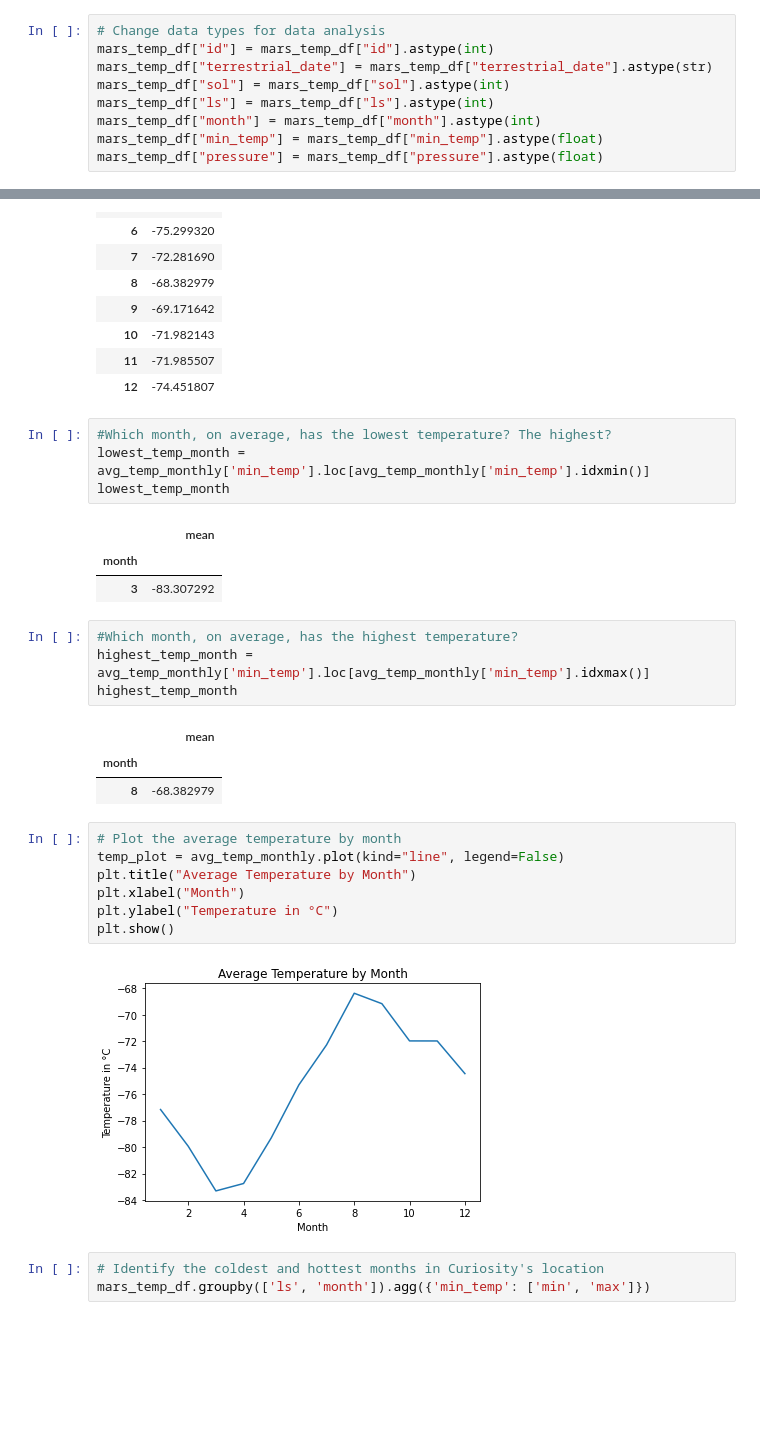
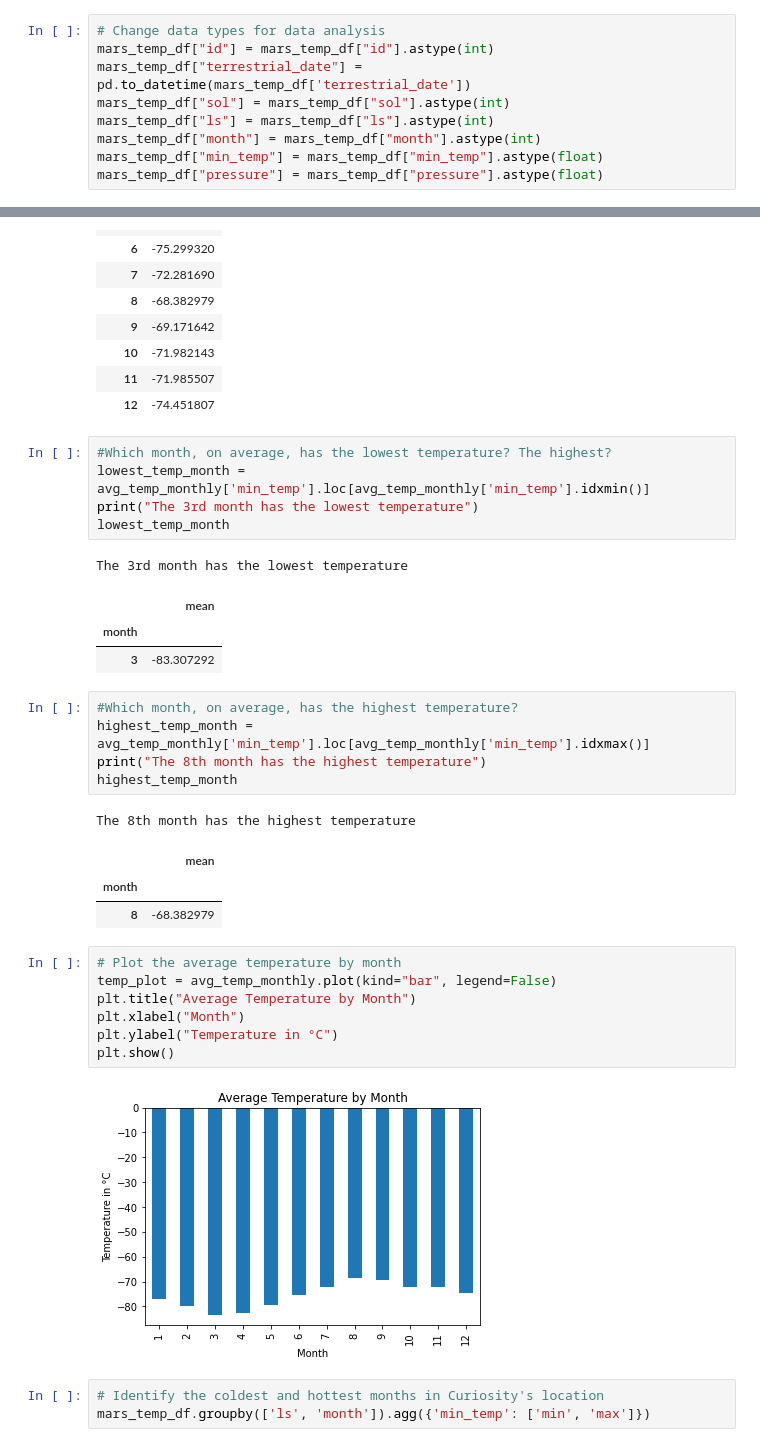
Before and after one commit to jargosin/web-scraping-challenge, a Jupyter notebook: Starter_Code/part_2_mars_weather.ipynb, the cells around one changed output, grey strips where cells are left out. Cells and saved outputs as stored; diff of their text form; blank space fills up the shorter version.

```diff
--- a/Starter_Code/part_2_mars_weather.ipynb
+++ b/Starter_Code/part_2_mars_weather.ipynb
@@ -162,7 +164,7 @@ dtype: object
 # %%
 # Change data types for data analysis
 mars_temp_df["id"] = mars_temp_df["id"].astype(int)
-mars_temp_df["terrestrial_date"] = mars_temp_df["terrestrial_date"].astype(str)
+mars_temp_df["terrestrial_date"] = pd.to_datetime(mars_temp_df['terrestrial_date'])
 mars_temp_df["sol"] = mars_temp_df["sol"].astype(int)
 mars_temp_df["ls"] = mars_temp_df["ls"].astype(int)
 mars_temp_df["month"] = mars_temp_df["month"].astype(int)
@@ -231,28 +233,32 @@ avg_temp_monthly
 # %%
 #Which month, on average, has the lowest temperature? The highest?
 lowest_temp_month = avg_temp_monthly['min_temp'].loc[avg_temp_monthly['min_temp'].idxmin()]
+print("The 3rd month has the lowest temperature")
 lowest_temp_month
 # %% [output]
+The 3rd month has the lowest temperature
 |  | mean |
 | month |  |
 | 3 | -83.307292 |
 # %%
 #Which month, on average, has the highest temperature?
 highest_temp_month = avg_temp_monthly['min_temp'].loc[avg_temp_monthly['min_temp'].idxmax()]
+print("The 8th month has the highest temperature")
 highest_temp_month
 # %% [output]
+The 8th month has the highest temperature
 |  | mean |
 | month |  |
 | 8 | -68.382979 |
 # %%
 # Plot the average temperature by month
-temp_plot = avg_temp_monthly.plot(kind="line", legend=False)
+temp_plot = avg_temp_monthly.plot(kind="bar", legend=False)
 plt.title("Average Temperature by Month")
 plt.xlabel("Month")
 plt.ylabel("Temperature in °C")
 plt.show()
 # %% [output]
-[figure, old version]
+[figure, new version]
 # %%
 # Identify the coldest and hottest months in Curiosity's location
 mars_temp_df.groupby(['ls', 'month']).agg({'min_temp': ['min', 'max']})
```
Also changed, not shown: parts of 9 cells of this notebook.
